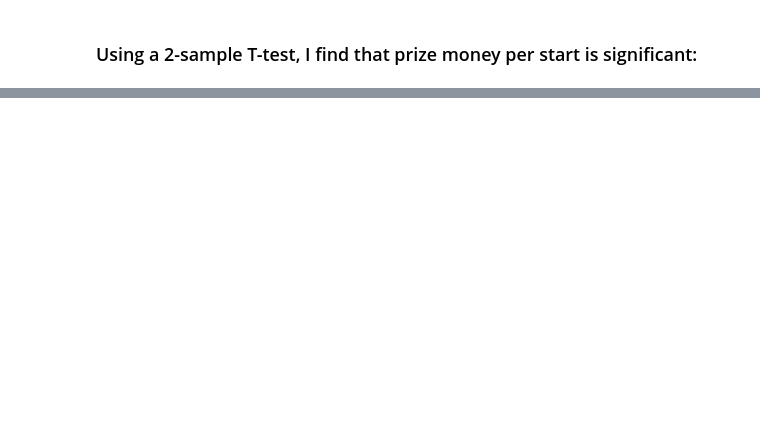
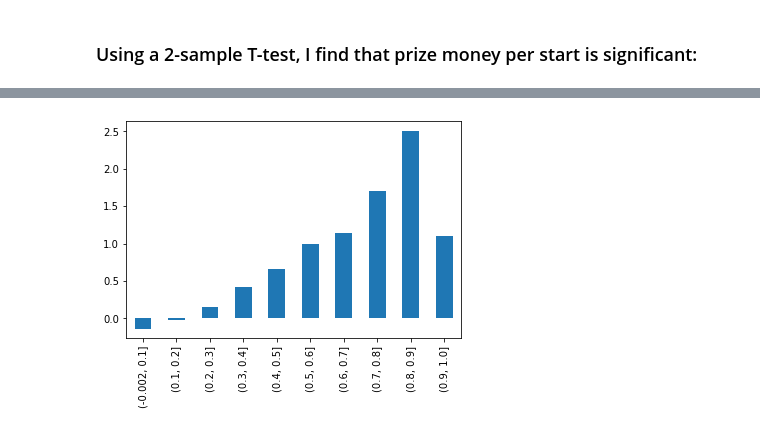
Before and after one commit to Ibnadm/Predict-DogRacing, a Jupyter notebook: Horse Racing Analysis.ipynb, the cells around one changed output, grey strips where cells are left out. Cells and saved outputs as stored; diff of their text form; code cells hidden in the pictures; blank space fills up the shorter version.

```diff
--- a/Horse Racing Analysis.ipynb
+++ b/Horse Racing Analysis.ipynb
@@ -275,0 +416,6 @@ age_minus_average_population.describe()
+# %%
+overall_pop = df_cleaned.overall_win_percent.value_counts(normalize=True, bins=10).sort_index()
+
+overall_win = df_cleaned[general_win_indices].overall_win_percent.value_counts(normalize=True, bins=10).sort_index()
+
+overall_percent_difference = (overall_win - overall_pop)/overall_pop
@@ -275,0 +436,4 @@ age_minus_average_population.describe()
+# %%
+ax = overall_percent_difference.plot.bar()
+# %% [output]
+[figure, added]
```
Also changed, not shown: parts of 76 cells of this notebook.
